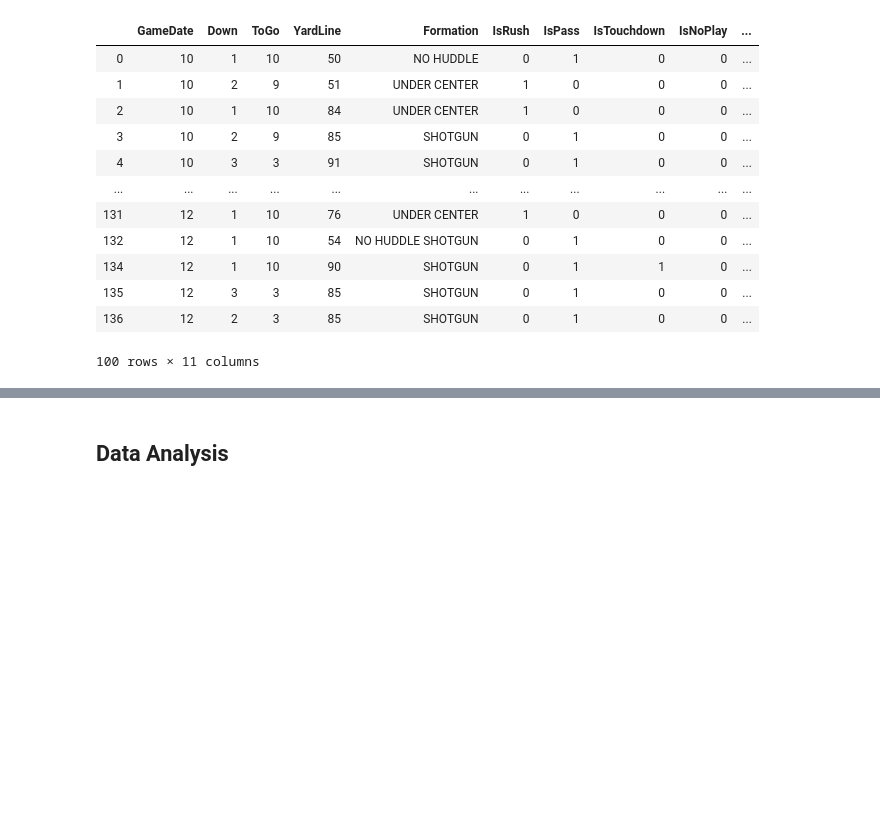
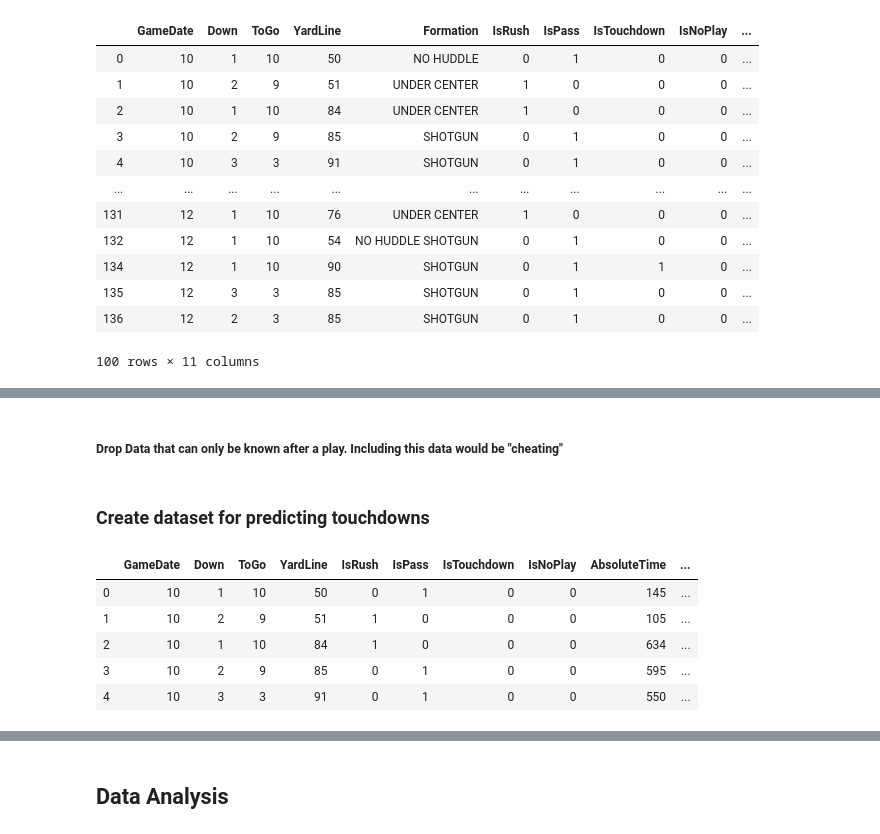
Before and after one commit to BryceHolladay/dataanalproj, a Jupyter notebook: Data Analytics Project.ipynb, the cells around one changed output, grey strips where cells are left out. Cells and saved outputs as stored; diff of their text form; code cells hidden in the pictures; blank space fills up the shorter version.

```diff
--- a/Data Analytics Project.ipynb
+++ b/Data Analytics Project.ipynb
@@ -200,0 +213,15 @@ df19_isTD_encoded
+# %% [markdown]
+##### Drop Data that can only be known after a play. Including this data would be "cheating"
+# %% [markdown]
+### Create dataset for predicting touchdowns
+# %%
+# To predict a touchdown, we must drop data that cannot be known prior to the play
+df19_isTD = df_19_encoded.drop(['Yards', 'IsIncomplete', 'IsSack', 'IsChallenge', 'IsChallengeReversed', 'Challenger', 'IsMeasurement', 'IsInterception', 'IsFumble', 'IsPenalty', 'IsTwoPointConversion', 'IsTwoPointConversionSuccessful', 'IsPenaltyAccepted', 'PenaltyTeam', 'PenaltyType', 'PenaltyYards', 'YardLineFixed'], axis=1)
+df19_isTD.head()
+# %% [output]
+|  | GameDate | Down | ToGo | YardLine | IsRush | IsPass | IsTouchdown | IsNoPlay | AbsoluteTime | ... |
+| 0 | 10 | 1 | 10 | 50 | 0 | 1 | 0 | 0 | 145 | ... |
+| 1 | 10 | 2 | 9 | 51 | 1 | 0 | 0 | 0 | 105 | ... |
+| 2 | 10 | 1 | 10 | 84 | 1 | 0 | 0 | 0 | 634 | ... |
+| 3 | 10 | 2 | 9 | 85 | 0 | 1 | 0 | 0 | 595 | ... |
+| 4 | 10 | 3 | 3 | 91 | 0 | 1 | 0 | 0 | 550 | ... |
```
Also changed, not shown: parts of 26 cells of this notebook.
